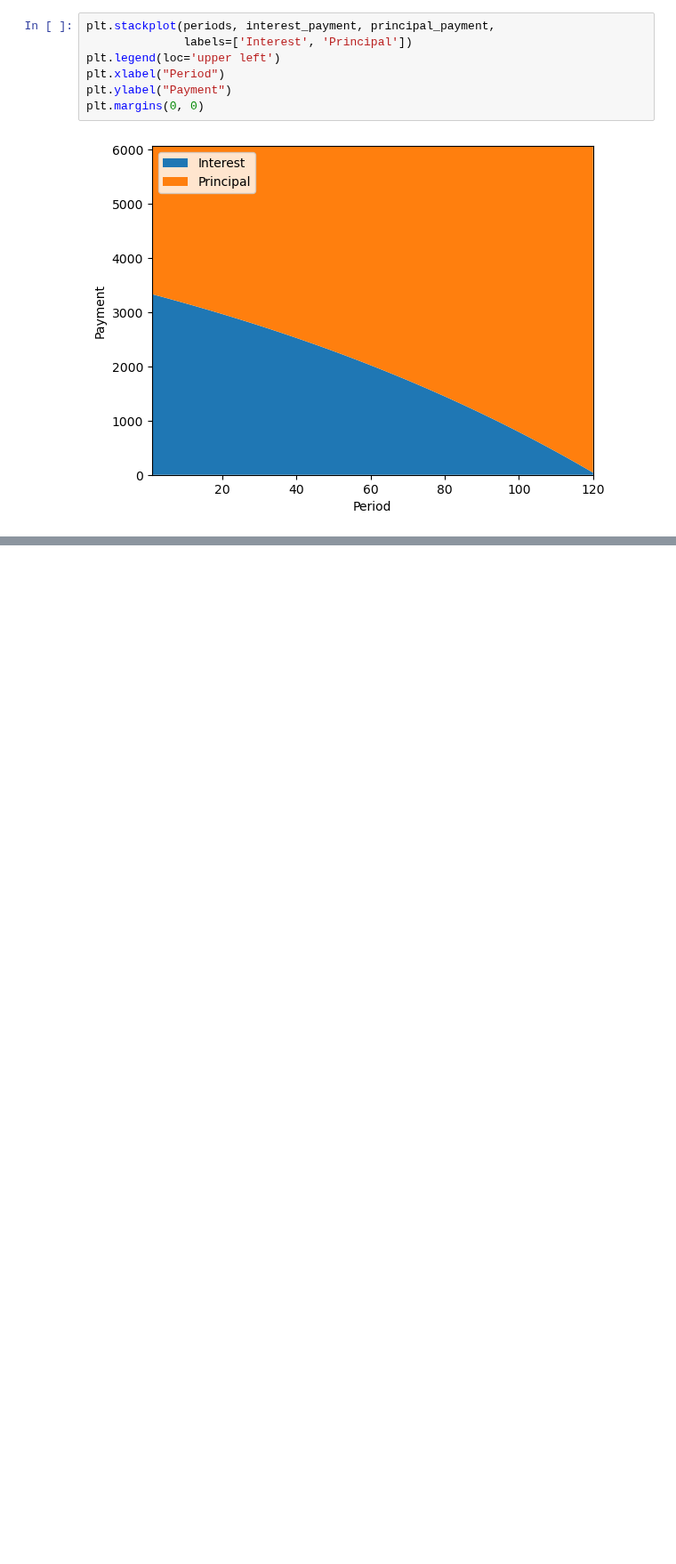
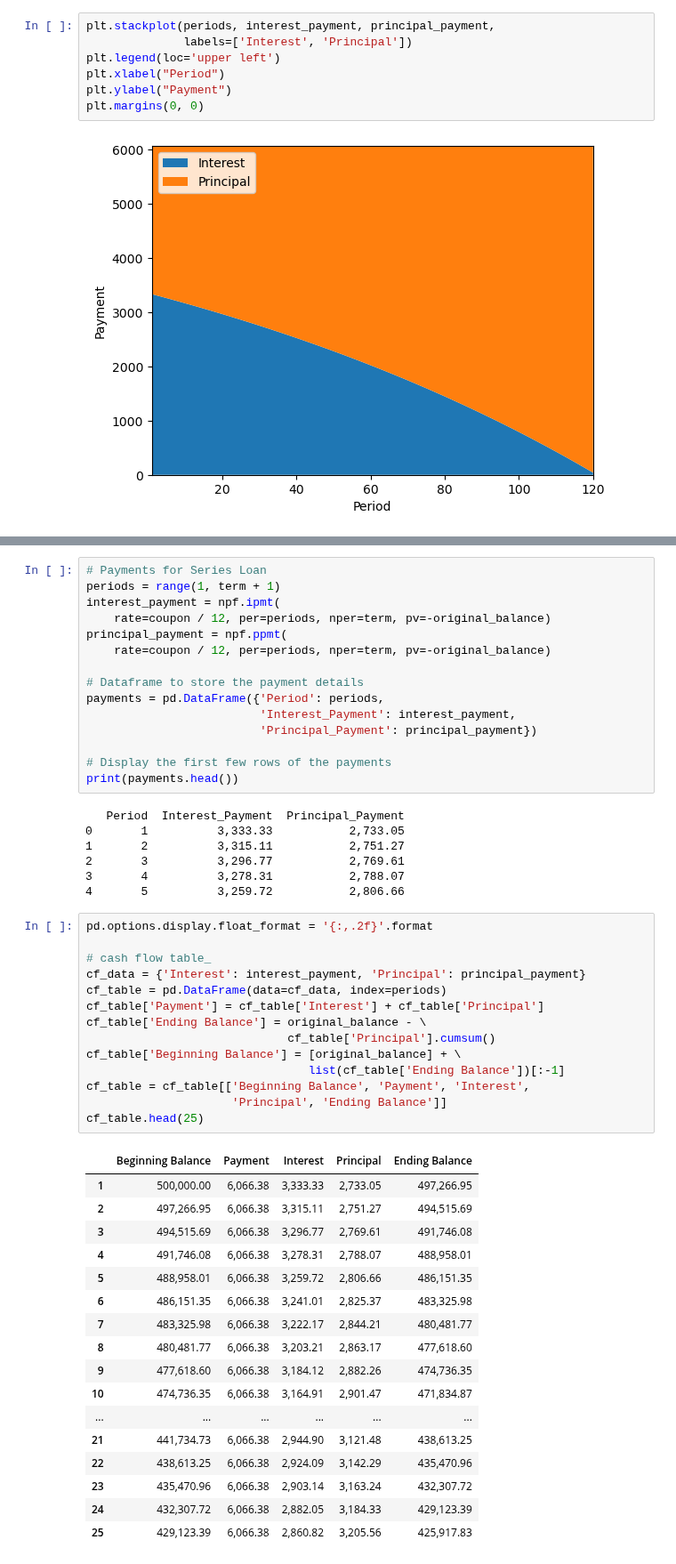
Before and after one commit to 591118/ProsjektADAH2023, a Jupyter notebook: test.ipynb, the cells around one changed output, grey strips where cells are left out. Shown at 89% size. Drawn from its saved outputs; the diff is of its cells as text; blank space fills up the shorter version.

```diff
--- a/test.ipynb
+++ b/test.ipynb
@@ -50,0 +201,54 @@ cf_table.head(8)
+# %%
+# Payments for Series Loan
+periods = range(1, term + 1)
+interest_payment = npf.ipmt(
+    rate=coupon / 12, per=periods, nper=term, pv=-original_balance)
+principal_payment = npf.ppmt(
+    rate=coupon / 12, per=periods, nper=term, pv=-original_balance)
+
+# Dataframe to store the payment details
+payments = pd.DataFrame({'Period': periods,
+                         'Interest_Payment': interest_payment,
+                         'Principal_Payment': principal_payment})
+
+# Display the first few rows of the payments
+print(payments.head())
+# %% [output]
+   Period  Interest_Payment  Principal_Payment
+0       1          3,333.33           2,733.05
+1       2          3,315.11           2,751.27
+2       3          3,296.77           2,769.61
+3       4          3,278.31           2,788.07
+4       5          3,259.72           2,806.66
+# %%
+pd.options.display.float_format = '{:,.2f}'.format
+
+# cash flow table_
+cf_data = {'Interest': interest_payment, 'Principal': principal_payment}
+cf_table = pd.DataFrame(data=cf_data, index=periods)
+cf_table['Payment'] = cf_table['Interest'] + cf_table['Principal']
+cf_table['Ending Balance'] = original_balance - \
+                             cf_table['Principal'].cumsum()
+cf_table['Beginning Balance'] = [original_balance] + \
+                                list(cf_table['Ending Balance'])[:-1]
+cf_table = cf_table[['Beginning Balance', 'Payment', 'Interest',
+                     'Principal', 'Ending Balance']]
+cf_table.head(25)
+# %% [output]
+|  | Beginning Balance | Payment | Interest | Principal | Ending Balance |
+| 1 | 500,000.00 | 6,066.38 | 3,333.33 | 2,733.05 | 497,266.95 |
+| 2 | 497,266.95 | 6,066.38 | 3,315.11 | 2,751.27 | 494,515.69 |
+| 3 | 494,515.69 | 6,066.38 | 3,296.77 | 2,769.61 | 491,746.08 |
+| 4 | 491,746.08 | 6,066.38 | 3,278.31 | 2,788.07 | 488,958.01 |
+| 5 | 488,958.01 | 6,066.38 | 3,259.72 | 2,806.66 | 486,151.35 |
+| 6 | 486,151.35 | 6,066.38 | 3,241.01 | 2,825.37 | 483,325.98 |
+| 7 | 483,325.98 | 6,066.38 | 3,222.17 | 2,844.21 | 480,481.77 |
+| 8 | 480,481.77 | 6,066.38 | 3,203.21 | 2,863.17 | 477,618.60 |
+| 9 | 477,618.60 | 6,066.38 | 3,184.12 | 2,882.26 | 474,736.35 |
+| 10 | 474,736.35 | 6,066.38 | 3,164.91 | 2,901.47 | 471,834.87 |
+| ... | ... | ... | ... | ... | ... |
+| 21 | 441,734.73 | 6,066.38 | 2,944.90 | 3,121.48 | 438,613.25 |
+| 22 | 438,613.25 | 6,066.38 | 2,924.09 | 3,142.29 | 435,470.96 |
+| 23 | 435,470.96 | 6,066.38 | 2,903.14 | 3,163.24 | 432,307.72 |
+| 24 | 432,307.72 | 6,066.38 | 2,882.05 | 3,184.33 | 429,123.39 |
+| 25 | 429,123.39 | 6,066.38 | 2,860.82 | 3,205.56 | 425,917.83 |
```
Also changed, not shown: parts of 9 cells of this notebook, 5 other files.
